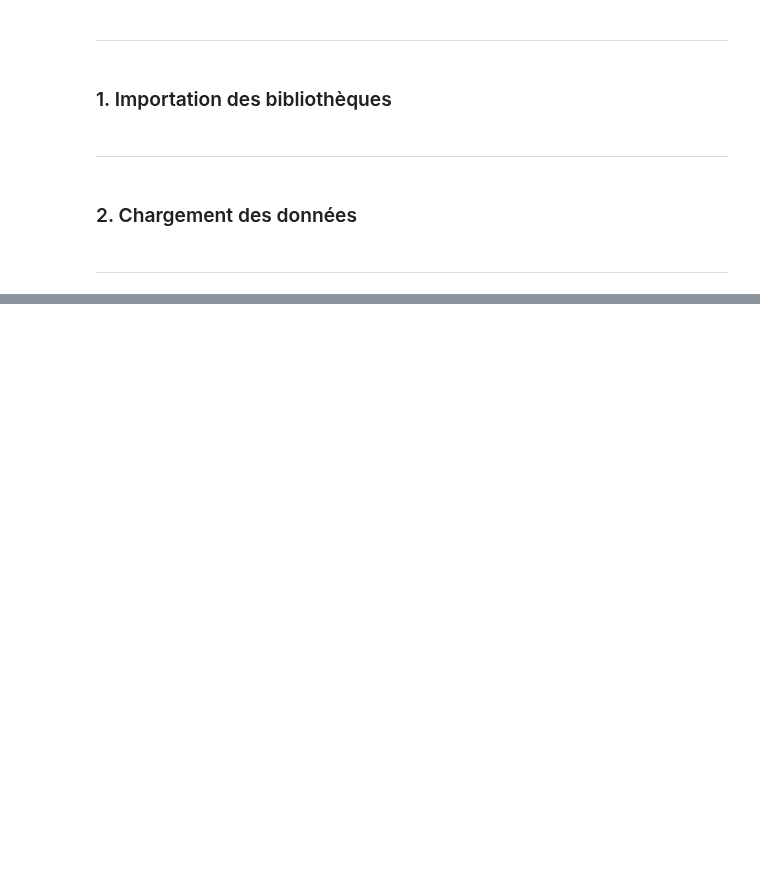
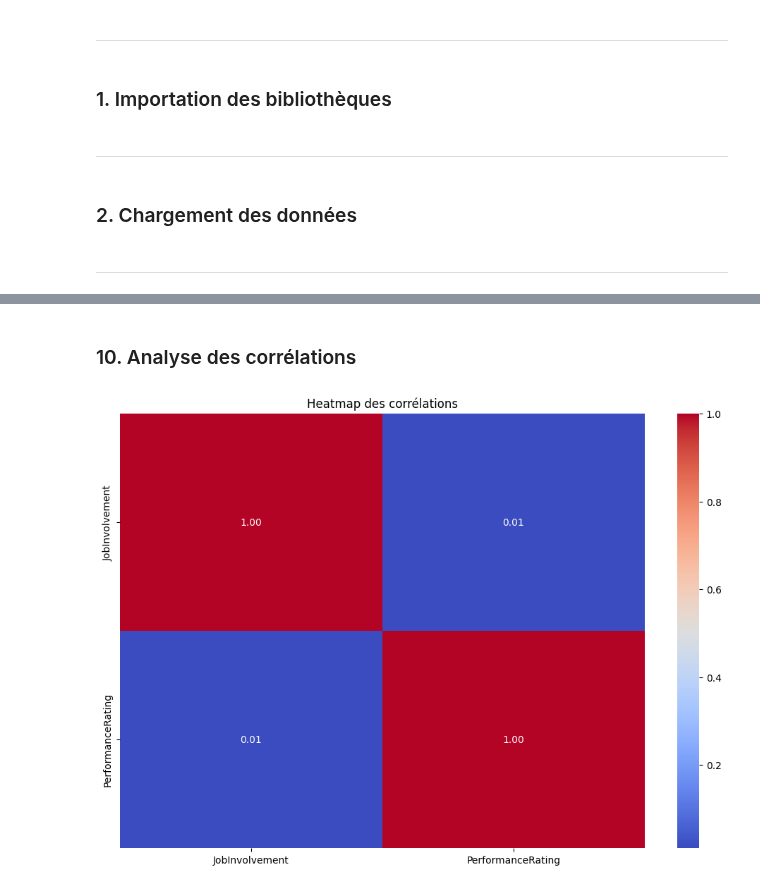
Before and after one commit to warren-gaure/projet-ia, a Jupyter notebook: notebooks/eda manager.ipynb, the cells around one changed output, grey strips where cells are left out. Drawn from its saved outputs; the diff is of its cells as text; code cells hidden in the pictures; blank space fills up the shorter version.

```diff
--- a/notebooks/eda manager.ipynb
+++ b/notebooks/eda manager.ipynb
@@ -45,2 +39,4 @@ manager_survey = pd.read_csv(path + "manager_survey_data.csv")
+# %%
+manager_data = pd.read_csv("../data/manager_survey_data.csv")
 # %% [markdown]
 ---
@@ -268,0 +260,11 @@ plt.show()
+# %% [markdown]
+### 10. <a id='correlation'>Analyse des corrélations</a>
+# %%
+corr_matrix = manager_data[numerical_columns].corr()
+
+plt.figure(figsize=(12,8))
+sns.heatmap(corr_matrix, annot=True, fmt='.2f', cmap='coolwarm', cbar=True)
+plt.title('Heatmap des corrélations')
+plt.show()
+# %% [output]
+[figure, added]
```
Also changed, not shown: parts of 80 cells of this notebook, 2 other files.
